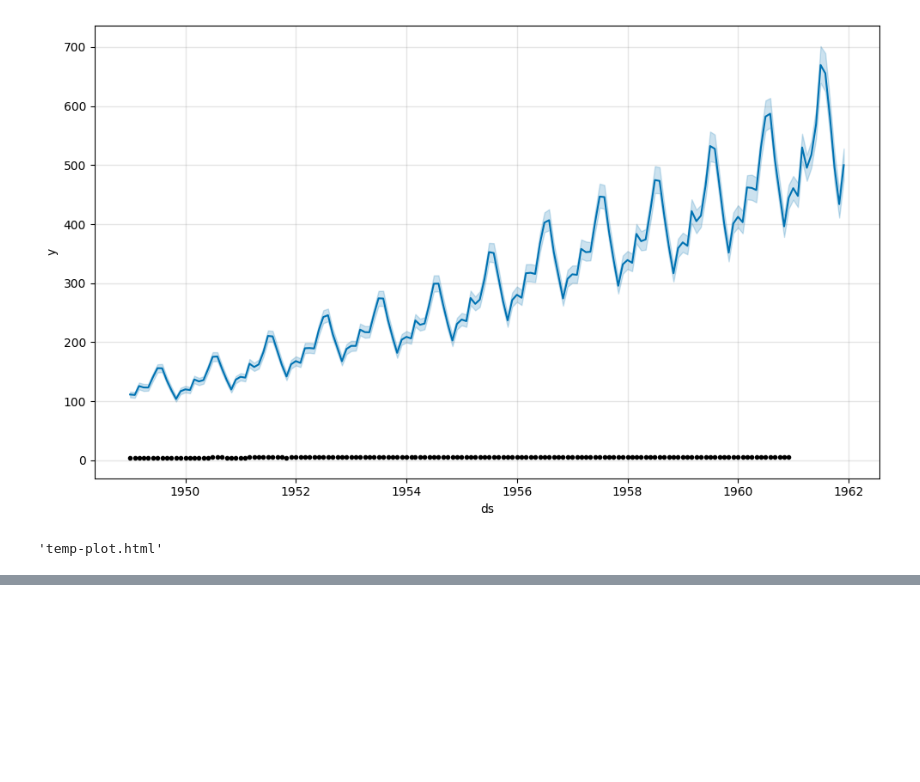
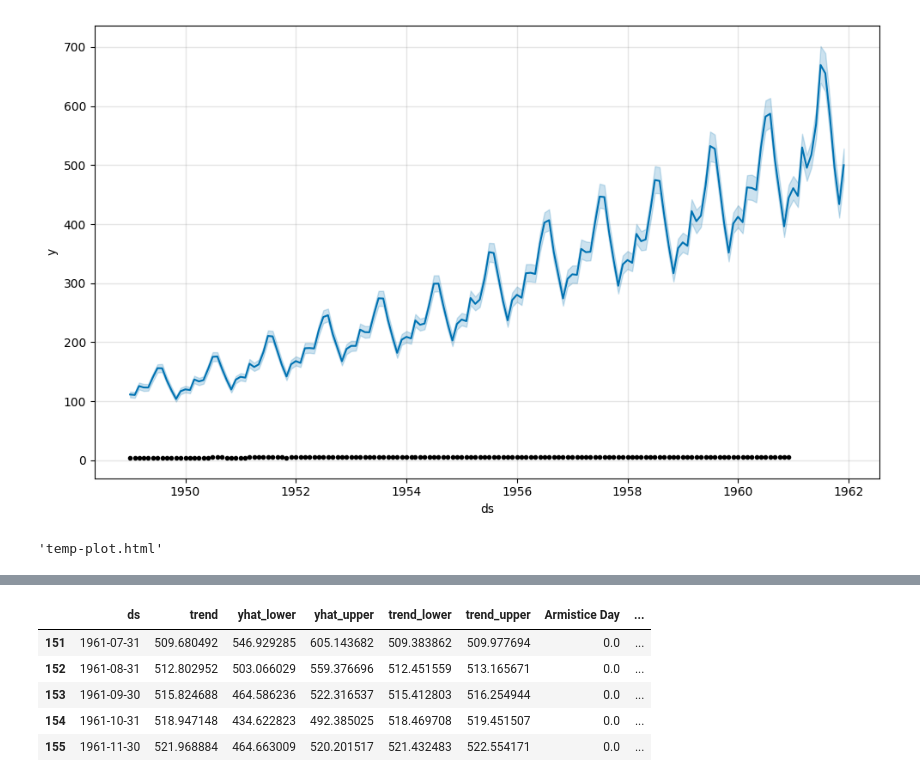
Before and after one commit to srsimonson/time-series-analysis, a Jupyter notebook: facebook_prophet.ipynb, the cells around one changed output, grey strips where cells are left out. Cells and saved outputs as stored; diff of their text form; code cells hidden in the pictures; blank space fills up the shorter version.

Commit message:
add holidays to prophet

```diff
--- a/facebook_prophet.ipynb
+++ b/facebook_prophet.ipynb
@@ -133,0 +138,12 @@ py.plot([actual_chart, predict_chart, predict_chart_upper, predict_chart_lower],
+# %%
+# Built in holday methods
+# model.add_country_holidays(country_name='US')
+
+# Instantiate the model
+model = Prophet()
+
+model.add_country_holidays(country_name='US') # <---- holidays goes before .fit()
+
+model.fit(df)
+
+# Typically you would want to do a train-test split next...
@@ -133,0 +154,13 @@ py.plot([actual_chart, predict_chart, predict_chart_upper, predict_chart_lower],
+# %%
+# compare current model with holidays model
+
+forecast_data = model.predict(future_data)
+# %%
+forecast_data.tail()
+# %% [output]
+|  | ds | trend | yhat_lower | yhat_upper | trend_lower | trend_upper | Armistice Day | ... |
+| 151 | 1961-07-31 | 509.680492 | 546.929285 | 605.143682 | 509.383862 | 509.977694 | 0.0 | ... |
+| 152 | 1961-08-31 | 512.802952 | 503.066029 | 559.376696 | 512.451559 | 513.165671 | 0.0 | ... |
+| 153 | 1961-09-30 | 515.824688 | 464.586236 | 522.316537 | 515.412803 | 516.254944 | 0.0 | ... |
+| 154 | 1961-10-31 | 518.947148 | 434.622823 | 492.385025 | 518.469708 | 519.451507 | 0.0 | ... |
+| 155 | 1961-11-30 | 521.968884 | 464.663009 | 520.201517 | 521.432483 | 522.554171 | 0.0 | ... |
```
Also changed, not shown: parts of 3 cells of this notebook.
